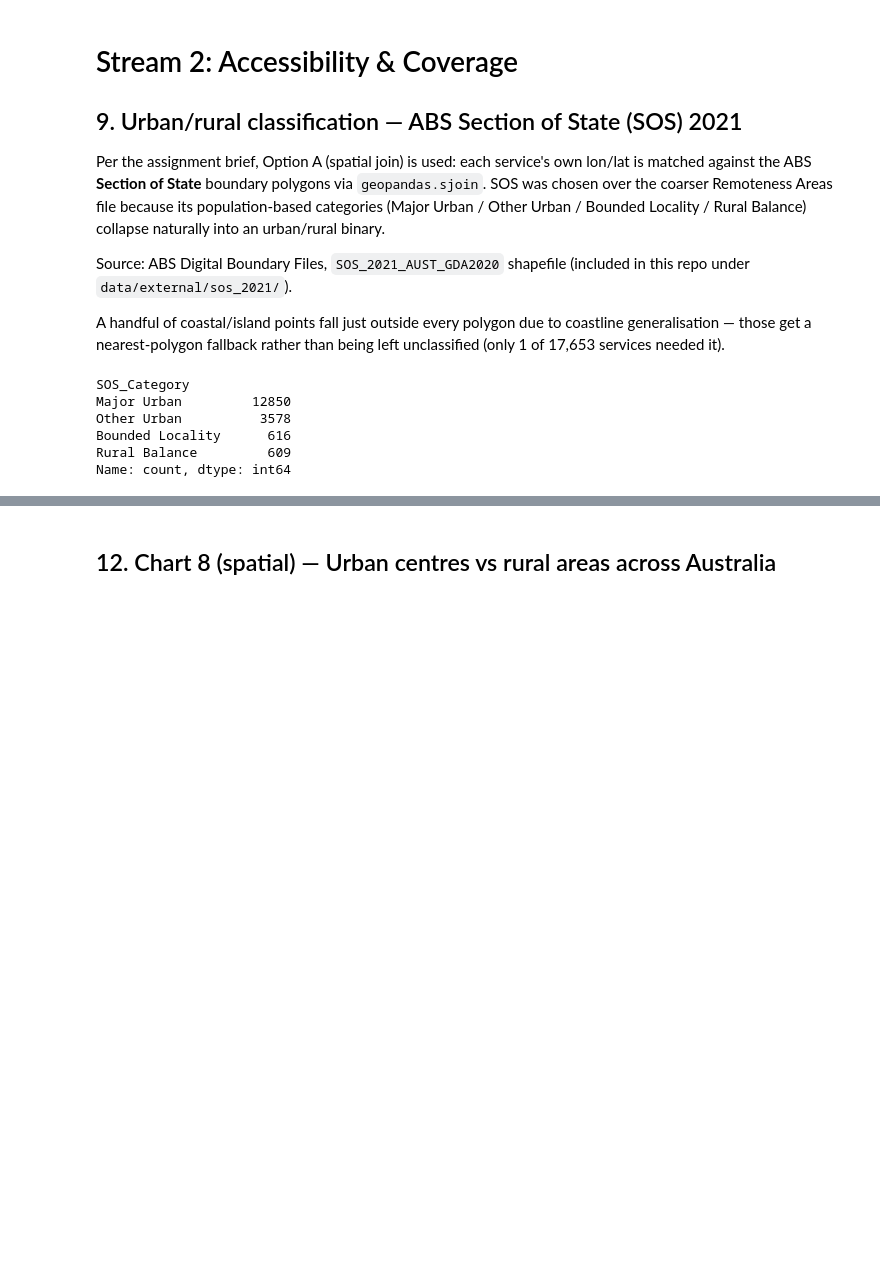
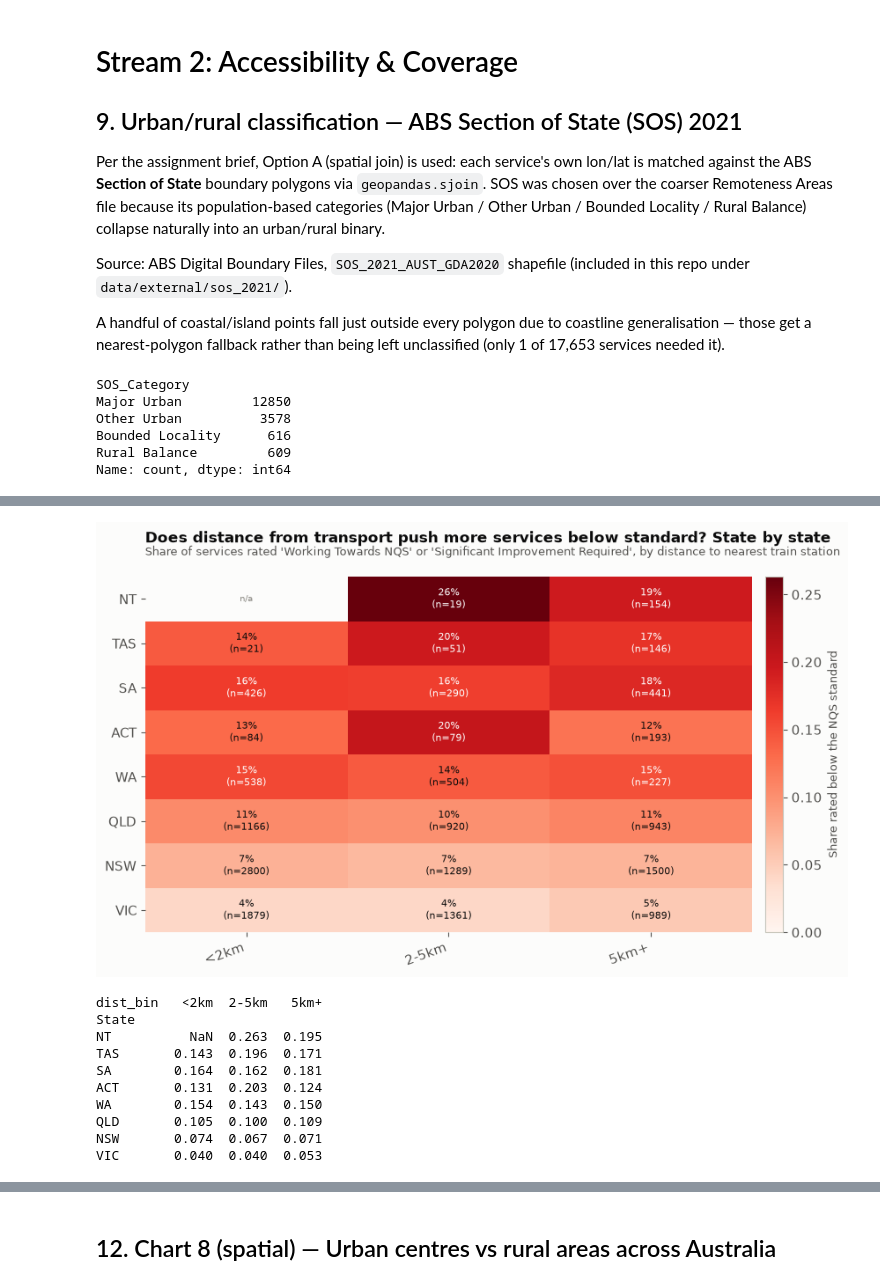
Before and after one commit to martvanhoorn2003-svg/Mart, a Jupyter notebook: ACECQA_Service_Quality_Analysis.ipynb, the cells around one changed output, grey strips where cells are left out. Saved outputs shown, nothing was run; the diff lists cells and outputs as text; code cells hidden in the pictures; blank space fills up the shorter version.

```diff
--- a/ACECQA_Service_Quality_Analysis.ipynb
+++ b/ACECQA_Service_Quality_Analysis.ipynb
@@ -660,0 +579,68 @@ dtype: float64
+# %%
+
+MIN_CELL_N = 15  # cells below this are masked - too few services for a reliable rate
+
+def noncompliance_grid(df, row_col, col_col, col_order):
+    d = df[df[row_col].notna() & df[col_col].notna() & df["OverallRating"].notna()].copy()
+    d["OverallRating"] = d["OverallRating"].astype(str)
+    d = d[d["OverallRating"] != NOT_YET_ASSESSED]
+    d["BelowStandard"] = d["OverallRating"].isin(["Working Towards NQS", "Significant Improvement Required"]).astype(int)
+    grid = d.groupby([row_col, col_col])["BelowStandard"].mean().unstack().reindex(columns=col_order)
+    counts = d.groupby([row_col, col_col]).size().unstack().reindex(columns=col_order)
+    return grid.where(counts >= MIN_CELL_N), counts
+
+def plot_noncompliance_heatmap(grid, counts, title, subtitle, fname):
+    grid = grid.loc[grid.mean(axis=1, skipna=True).sort_values(ascending=False).index]
+    counts = counts.loc[grid.index]
+    vals = grid.values.astype(float)
+    fig, ax = plt.subplots(figsize=(9, 5.3))
+    im = ax.imshow(np.ma.masked_invalid(vals), cmap="Reds", vmin=0, aspect="auto")
+    ax.set_xticks(range(len(grid.columns))); ax.set_xticklabels(grid.columns, rotation=20, ha="right")
+    ax.set_yticks(range(len(grid.index))); ax.set_yticklabels(grid.index)
+    vmax = np.nanmax(vals) if np.isfinite(vals).any() else 1.0
+    for i in range(vals.shape[0]):
+        for j in range(vals.shape[1]):
+            v = vals[i, j]
+            if np.isnan(v):
+                ax.text(j, i, "n/a", ha="center", va="center", fontsize=7.5, color=INK_MUTED)
+                continue
+            ax.text(j, i, f"{v:.0%}\n(n={counts.values[i, j]:.0f})", ha="center", va="center", fontsize=8,
+                    color="white" if v > vmax * 0.55 else INK_PRIMARY)
+    for spine in ax.spines.values():
+        spine.set_visible(False)
+    cbar = fig.colorbar(im, ax=ax, fraction=0.035, pad=0.02)
+    cbar.set_label("Share rated below the NQS standard", color=INK_SECONDARY, fontsize=9)
+    ax.set_title(title, fontsize=12.5, fontweight="bold", color=INK_PRIMARY, loc="left", pad=28)
+    ax.text(0, 1.06, subtitle, transform=ax.transAxes, fontsize=9, color=INK_SECONDARY)
+    fig.tight_layout()
+    fig.savefig(FIG_DIR / fname, dpi=200)
+    plt.show()
+    return grid
+
+d6 = df[~df["train_dist_outlier"]].copy()
+bins6 = [0, 2, 5, 100]
+labels6 = ["<2km", "2-5km", "5km+"]
+d6["dist_bin"] = pd.cut(d6["DistanceToTrainStation_km"], bins=bins6, labels=labels6)
+grid6, counts6 = noncompliance_grid(d6, "State", "dist_bin", labels6)
+grid6 = plot_noncompliance_heatmap(
+    grid6, counts6,
+    "Does distance from transport push more services below standard? State by state",
+    "Share of services rated 'Working Towards NQS' or 'Significant Improvement Required', by distance to nearest train station",
+    "06_transport_by_urban_rural.png",
+)
+worst6 = grid6.stack().idxmax()
+summary["worst_state_transport_noncompliance_cell"] = f"{worst6[0]} / {worst6[1]}"
+summary["worst_state_transport_noncompliance_pct"] = round(float(grid6.stack().max()) * 100, 1)
+print(grid6.round(3))
+# %% [output]
+[figure, added]
+dist_bin   <2km  2-5km   5km+
+State
+NT          NaN  0.263  0.195
+TAS       0.143  0.196  0.171
+SA        0.164  0.162  0.181
+ACT       0.131  0.203  0.124
+WA        0.154  0.143  0.150
+QLD       0.105  0.100  0.109
+NSW       0.074  0.067  0.071
+VIC       0.040  0.040  0.053
```
Also changed, not shown: parts of 11 cells of this notebook, 8 other files.
